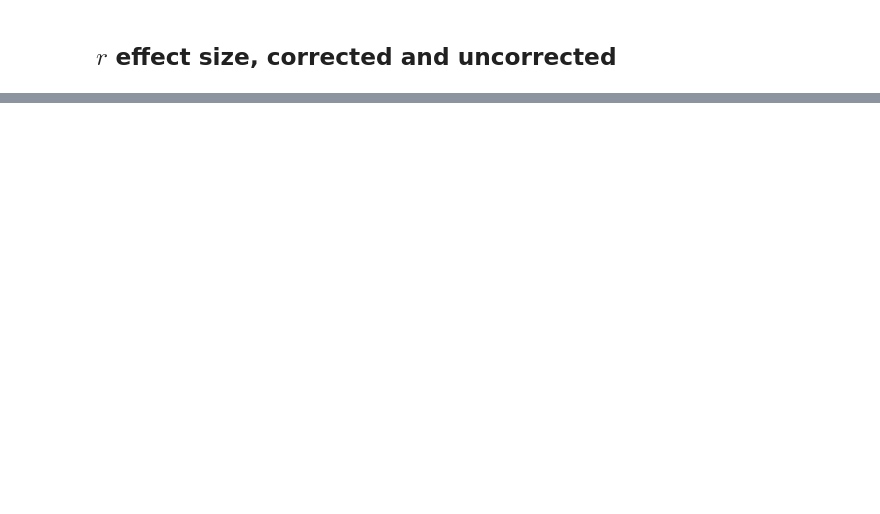
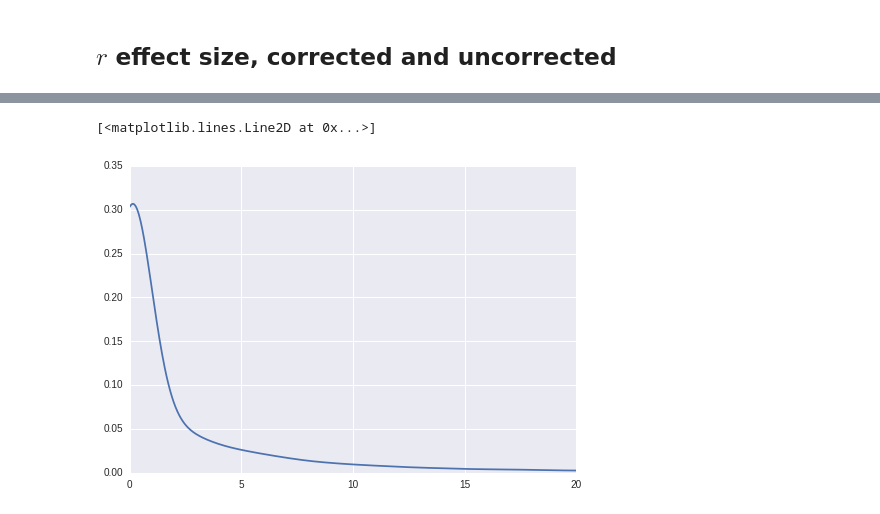
Before and after one commit to grst/BioQC-deconvolution, a Jupyter notebook: deconvolution.ipynb, the cells around one changed output, grey strips where cells are left out. Saved outputs shown, nothing was run; the diff lists cells and outputs as text; code cells hidden in the pictures; blank space fills up the shorter version.

```diff
--- a/deconvolution.ipynb
+++ b/deconvolution.ipynb
@@ -201,0 +207,9 @@ pd.DataFrame(r_corr_u).plot()
+# %%
+d = stats.gaussian_kde([x for x in mixed[-1] if 0 <= x <= 70])
+# %%
+xs = np.linspace(0, 20, 500)
+# %%
+plot(xs, d(xs))
+# %% [output]
+[<matplotlib.lines.Line2D at 0x...>]
+[figure, added]
```
Also changed, not shown: parts of 18 cells of this notebook, 2 other files.
